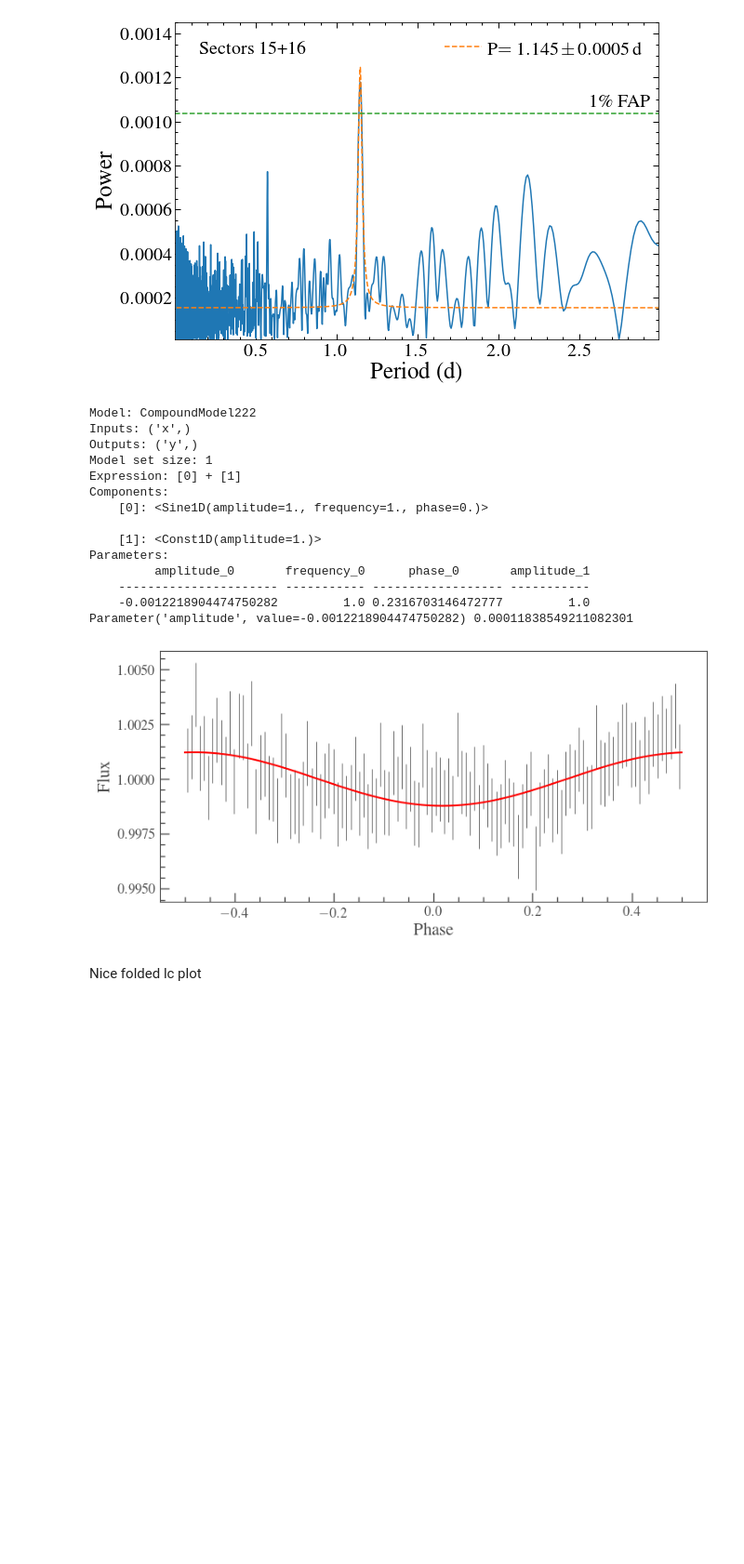
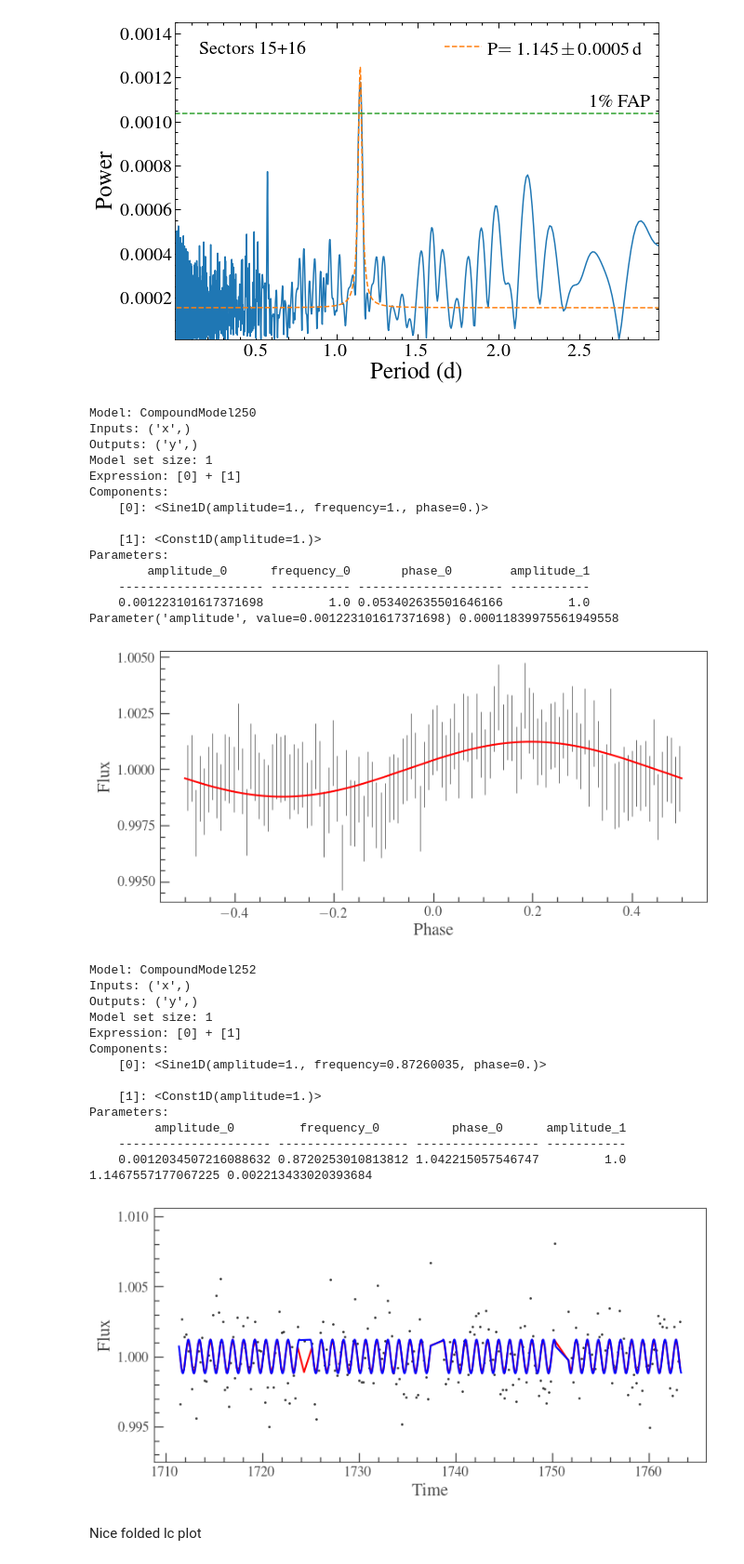
Before and after one commit to davidjwilson/GD394-Tess, a Jupyter notebook: tess_period.ipynb, the cells around one changed output. Shown at 93% size. Saved outputs shown, nothing was run; the diff lists cells and outputs as text; code cells hidden in the pictures; blank space fills up the shorter version.

Commit message:
sine fit, euve, writing

```diff
--- a/tess_period.ipynb
+++ b/tess_period.ipynb
@@ -291,43 +291,61 @@ plt.savefig('plots/both_ls_with_fit.png')
 # %% [output]
 [figure]
 # %%
-f_ls, e_ls = 1.145, 0.0005
+f_ls, e_ls = 1.146, 0.0005
 fitter = fitting.LevMarLSQFitter()
 lc_fold = lc2c.fold(f_ls)
 lc_fold_bin = lc2c.fold(f_ls).bin(300)
 #lc_fold.scatter()
 lc_fold_bin.errorbar()
 sin_mod =  models.Sine1D(amplitude=1, frequency=1, fixed={'frequency':1})+models.Const1D(1.0, fixed={'amplitude':1.0})
 sin_fit = fitter(sin_mod, lc_fold.time, lc_fold.flux,  weights=1/lc_fold.flux_err, maxiter=100000)
 print(sin_fit)
 plt.plot(lc_fold.time, sin_fit(lc_fold.time), c='r')
 fit_e = np.sqrt(np.diag(fitter.fit_info['param_cov']))
 print(sin_fit[0].amplitude, fit_e[0])
 plt.show()
 
-#lc_bin = lc2c.bin(90)
-#lc_bin.scatter()
-#sin_mod =  models.Sine1D(amplitude=1, frequency=1/f_ls, bounds={'frequency':[1/(f_ls-(5*e_earth)), 1/(f_ls+(5*e_earth))]})+models.Const1D(1.0, fixed={'amplitude':1.0})
-#sin_fit2 = fitter(sin_mod, lc_bin.time, lc_bin.flux,  weights=1/lc_bin.flux_err, maxiter=100000)
-#print(sin_fit2)
-#plt.plot(lc_bin.time, sin_fit2(lc_bin.time), c='r')
-#plt.plot(lc2c.time, sin_fit2(lc2c.time), c='b')
+lc_bin = lc2c.bin(150)
+lc_bin.scatter()
+sin_mod2 =  models.Sine1D(amplitude=1, frequency=1/f_ls, bounds={'frequency':[1/(f_ls-(5*e_earth)), 1/(f_ls+(5*e_earth))]})+models.Const1D(1.0, fixed={'amplitude':1.0})
+sin_mod2 =  models.Sine1D(amplitude=1, frequency=1/f_ls)+models.Const1D(1.0, fixed={'amplitude':1.0})
+sin_fit2 = fitter(sin_mod2, lc_bin.time, lc_bin.flux,  weights=1/lc_bin.flux_err, maxiter=100000)
+print(sin_fit2)
+fit_e = np.sqrt(np.diag(fitter.fit_info['param_cov']))
+plt.plot(lc_bin.time, sin_fit2(lc_bin.time), c='r')
+plt.plot(lc2c.time, sin_fit2(lc2c.time), c='b')
+print(1/sin_fit2[0].frequency.value, fit_e[1]/(sin_fit2[0].frequency.value**2))
 # %% [output]
-Model: CompoundModel222
+Model: CompoundModel250
 Inputs: ('x',)
 Outputs: ('y',)
 Model set size: 1
 Expression: [0] + [1]
 Components:
     [0]: <Sine1D(amplitude=1., frequency=1., phase=0.)>
 
     [1]: <Const1D(amplitude=1.)>
 Parameters:
-         amplitude_0       frequency_0      phase_0       amplitude_1
-    ---------------------- ----------- ------------------ -----------
-    -0.0012218904474750282         1.0 0.2316703146472777         1.0
-Parameter('amplitude', value=-0.0012218904474750282) 0.00011838549211082301
+        amplitude_0      frequency_0       phase_0        amplitude_1
+    -------------------- ----------- -------------------- -----------
+    0.001223101617371698         1.0 0.053402635501646166         1.0
+Parameter('amplitude', value=0.001223101617371698) 0.00011839975561949558
-[figure, old version]
+[figure, new version]
+Model: CompoundModel252
+Inputs: ('x',)
+Outputs: ('y',)
+Model set size: 1
+Expression: [0] + [1]
+Components:
+    [0]: <Sine1D(amplitude=1., frequency=0.87260035, phase=0.)>
+
+    [1]: <Const1D(amplitude=1.)>
+Parameters:
+         amplitude_0         frequency_0          phase_0      amplitude_1
+    --------------------- ------------------ ----------------- -----------
+    0.0012034507216088632 0.8720253010813812 1.042215057546747         1.0
+1.1467557177067225 0.002213433020393684
+[figure, added]
 # %% [markdown]
 Nice folded lc plot
 # %%
```
Also changed, not shown: parts of 5 cells of this notebook, 5 other files.
